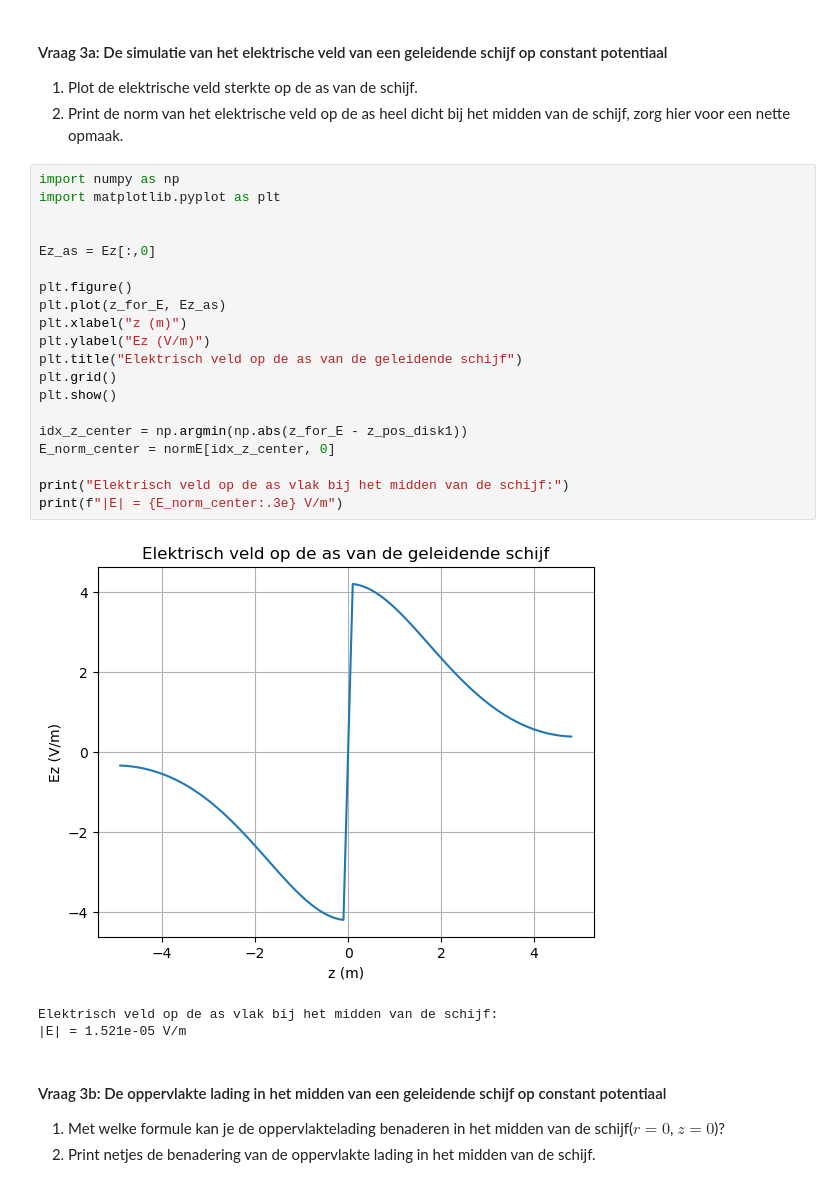
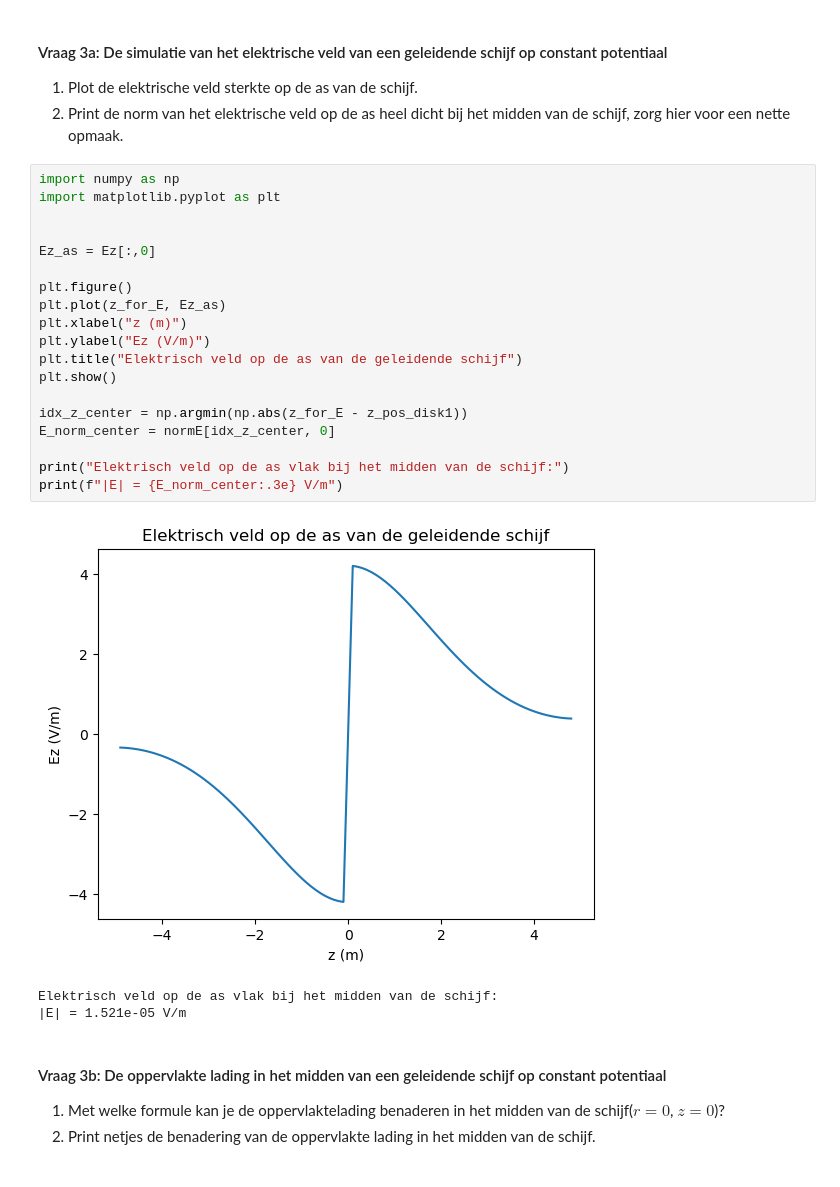
Before and after one commit to yaeljawahierkhan/opdrachten-DEF-D, a Jupyter notebook: DigitaleOntwerpopdrachten/1CondensatorOpdracht/CondensatorOntwerpopdracht.ipynb, the cells around one changed output. Cells and saved outputs as stored; diff of their text form.

```diff
--- a/DigitaleOntwerpopdrachten/1CondensatorOpdracht/CondensatorOntwerpopdracht.ipynb
+++ b/DigitaleOntwerpopdrachten/1CondensatorOpdracht/CondensatorOntwerpopdracht.ipynb
@@ -276,25 +276,24 @@ plot_results_disk(Ez, Er, normE, V, r, z, grid_step, disk_radius, z_pos_disk1, z
 # %%
 import numpy as np
 import matplotlib.pyplot as plt
 
 
 Ez_as = Ez[:,0]
 
 plt.figure()
 plt.plot(z_for_E, Ez_as)
 plt.xlabel("z (m)")
 plt.ylabel("Ez (V/m)")
 plt.title("Elektrisch veld op de as van de geleidende schijf")
-plt.grid()
 plt.show()
 
 idx_z_center = np.argmin(np.abs(z_for_E - z_pos_disk1))
 E_norm_center = normE[idx_z_center, 0]
 
 print("Elektrisch veld op de as vlak bij het midden van de schijf:")
 print(f"|E| = {E_norm_center:.3e} V/m")
 # %% [output]
-[figure, old version]
+[figure, new version]
 Elektrisch veld op de as vlak bij het midden van de schijf:
 |E| = 1.521e-05 V/m
 # %% [markdown]
```
Also changed, not shown: parts of 8 cells of this notebook, 1 other file.
